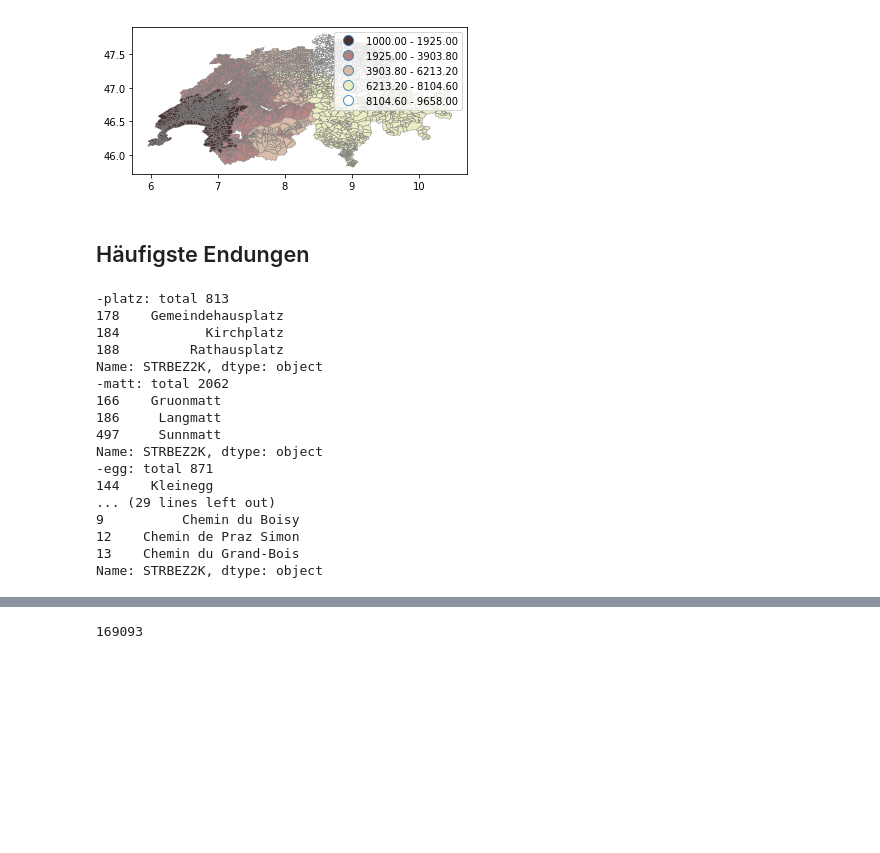
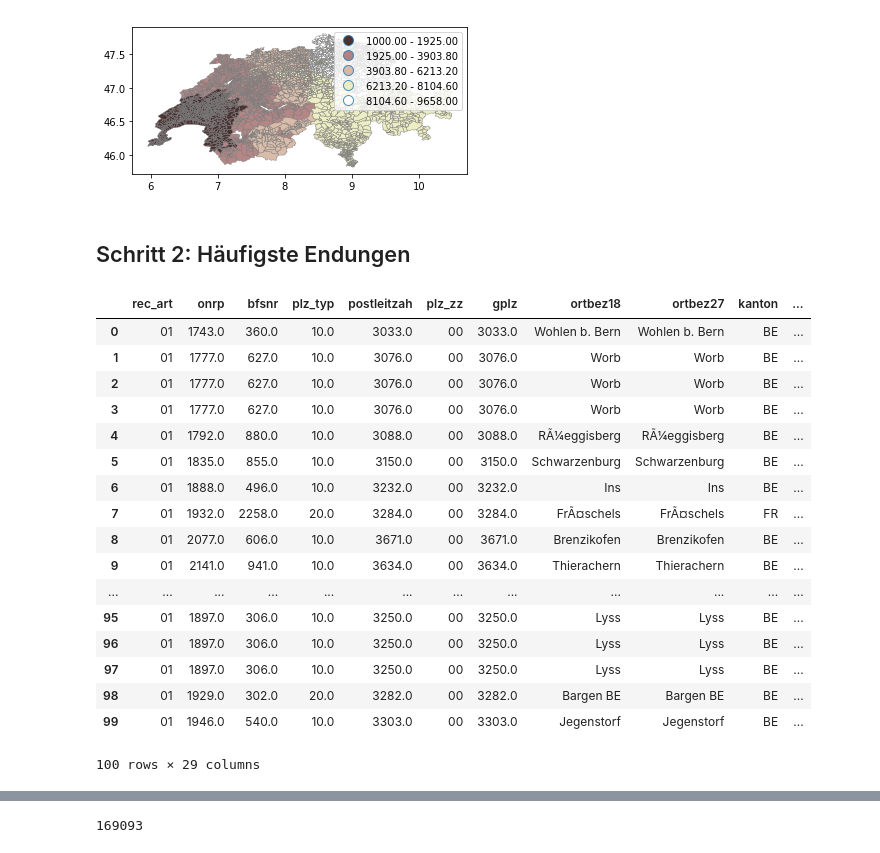
Before and after one commit to leasennch/watson, a Jupyter notebook: strassennamen/Strassennamen.ipynb, the cells around one changed output, grey strips where cells are left out. Saved outputs shown, nothing was run; the diff lists cells and outputs as text; code cells hidden in the pictures; blank space fills up the shorter version.

```diff
--- a/strassennamen/Strassennamen.ipynb
+++ b/strassennamen/Strassennamen.ipynb
@@ -109,36 +107,37 @@ gdf_ch.plot(edgecolor='grey', column='gplz', cmap='pink', scheme='quantiles', al
 <matplotlib.axes._subplots.AxesSubplot at 0x...>
 [figure]
 # %% [markdown]
-## Häufigste Endungen
+## Schritt 2: Häufigste Endungen
 # %%
-endungen = ['platz', 'matt', 'egg', 'strasse', 'weg']
-anfange = ['Route', 'Rue', 'Avenue', 'Chemin']
+endungen = ['platz', 'matt', 'matte', 'egg', 'strasse', 'weg', 'boden', 'holz', 'grund', 'gasse', 'gass', 'acher', 'bühl']
+anfange = ['Route', 'Rue', 'Avenue', 'Chemin', 'Ch.', 'Place', 'Av', 'Quai']
 
-for endung in endungen:
+final_endungen = []
+for endung in endungen[:1]:
     df_c = df[df['STRBEZ2K'].str.endswith(endung)]['STRBEZ2K']
-    print("-"+endung+": total "+str(len(df_c)))
-    print(df_c.head(3))
-
-
-for anfang in anfange:
-    df_c = df[df['STRBEZ2K'].str.startswith(anfang)]['STRBEZ2K']
-    print(anfang+"-: total "+str(len(df_c)))
-    print(df_c.head(3))
+    final_endungen.append({'name':endung, 'vorkommnisse':len(df_c)})
+    #print("-"+endung+": total "+str(len(df_c)))
+    #print(df_c.head(3))
+    df_cur = df[df['STRBEZ2K'].str.endswith(endung)]
+    df_final = pd.merge(gdf_ch, df_cur, left_on="onrp", right_on="ONRP", how="inner")
-# %% [output]
--platz: total 813
-178    Gemeindehausplatz
-184           Kirchplatz
-188         Rathausplatz
-Name: STRBEZ2K, dtype: object
--matt: total 2062
-166    Gruonmatt
-186     Langmatt
-497     Sunnmatt
-Name: STRBEZ2K, dtype: object
--egg: total 871
-144    Kleinegg
-... (29 lines left out)
-9          Chemin du Boisy
-12    Chemin de Praz Simon
-13    Chemin du Grand-Bois
-Name: STRBEZ2K, dtype: object
+# %%
+df_final.head(100)
+# %% [output]
+|  | rec_art | onrp | bfsnr | plz_typ | postleitzah | plz_zz | gplz | ortbez18 | ortbez27 | kanton | ... |
+| 0 | 01 | 1743.0 | 360.0 | 10.0 | 3033.0 | 00 | 3033.0 | Wohlen b. Bern | Wohlen b. Bern | BE | ... |
+| 1 | 01 | 1777.0 | 627.0 | 10.0 | 3076.0 | 00 | 3076.0 | Worb | Worb | BE | ... |
+| 2 | 01 | 1777.0 | 627.0 | 10.0 | 3076.0 | 00 | 3076.0 | Worb | Worb | BE | ... |
+| 3 | 01 | 1777.0 | 627.0 | 10.0 | 3076.0 | 00 | 3076.0 | Worb | Worb | BE | ... |
+| 4 | 01 | 1792.0 | 880.0 | 10.0 | 3088.0 | 00 | 3088.0 | RÃ¼eggisberg | RÃ¼eggisberg | BE | ... |
+| 5 | 01 | 1835.0 | 855.0 | 10.0 | 3150.0 | 00 | 3150.0 | Schwarzenburg | Schwarzenburg | BE | ... |
+| 6 | 01 | 1888.0 | 496.0 | 10.0 | 3232.0 | 00 | 3232.0 | Ins | Ins | BE | ... |
+| 7 | 01 | 1932.0 | 2258.0 | 20.0 | 3284.0 | 00 | 3284.0 | FrÃ¤schels | FrÃ¤schels | FR | ... |
+| 8 | 01 | 2077.0 | 606.0 | 10.0 | 3671.0 | 00 | 3671.0 | Brenzikofen | Brenzikofen | BE | ... |
+| 9 | 01 | 2141.0 | 941.0 | 10.0 | 3634.0 | 00 | 3634.0 | Thierachern | Thierachern | BE | ... |
+| ... | ... | ... | ... | ... | ... | ... | ... | ... | ... | ... | ... |
+| 95 | 01 | 1897.0 | 306.0 | 10.0 | 3250.0 | 00 | 3250.0 | Lyss | Lyss | BE | ... |
+| 96 | 01 | 1897.0 | 306.0 | 10.0 | 3250.0 | 00 | 3250.0 | Lyss | Lyss | BE | ... |
+| 97 | 01 | 1897.0 | 306.0 | 10.0 | 3250.0 | 00 | 3250.0 | Lyss | Lyss | BE | ... |
+| 98 | 01 | 1929.0 | 302.0 | 20.0 | 3282.0 | 00 | 3282.0 | Bargen BE | Bargen BE | BE | ... |
+| 99 | 01 | 1946.0 | 540.0 | 10.0 | 3303.0 | 00 | 3303.0 | Jegenstorf | Jegenstorf | BE | ... |
+100 rows × 29 columns
```
Also changed, not shown: parts of 19 cells of this notebook, 4 other files.
